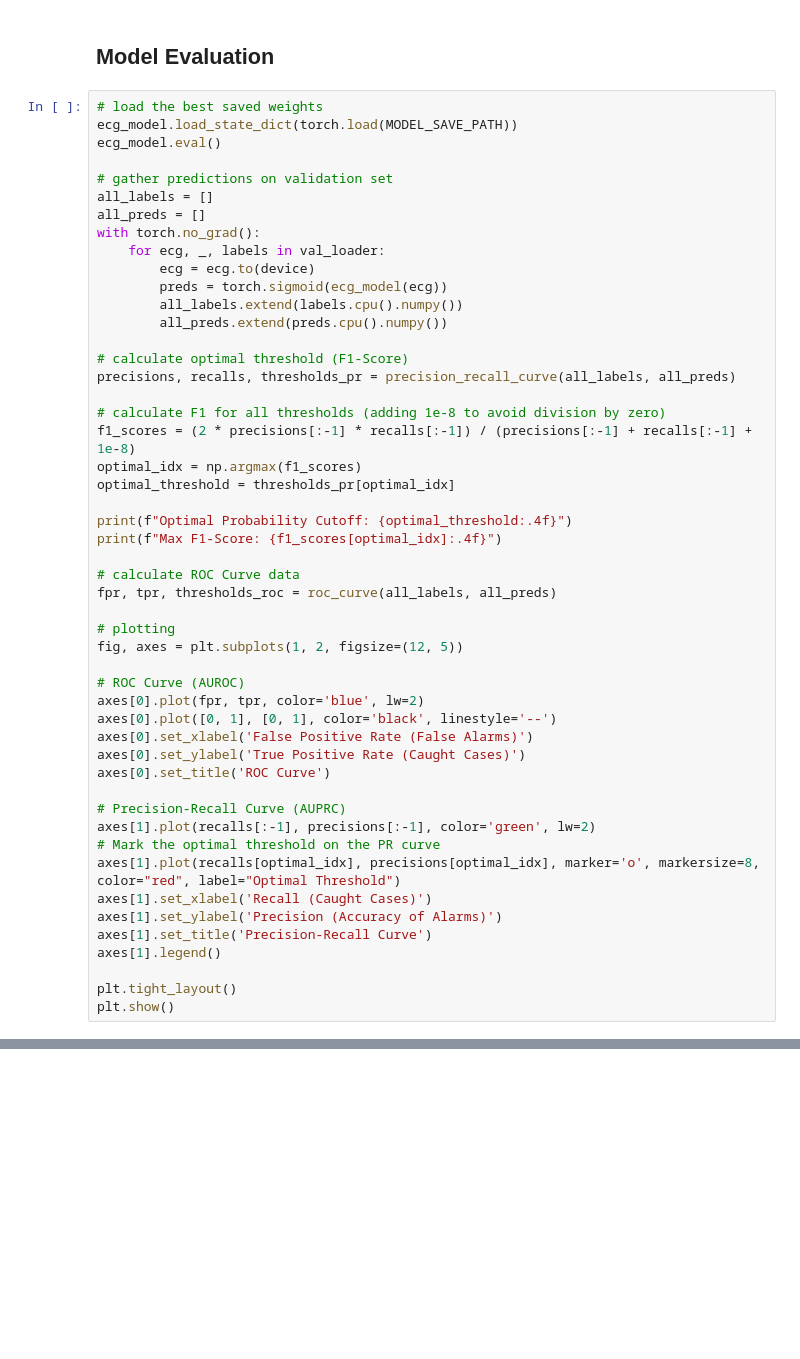
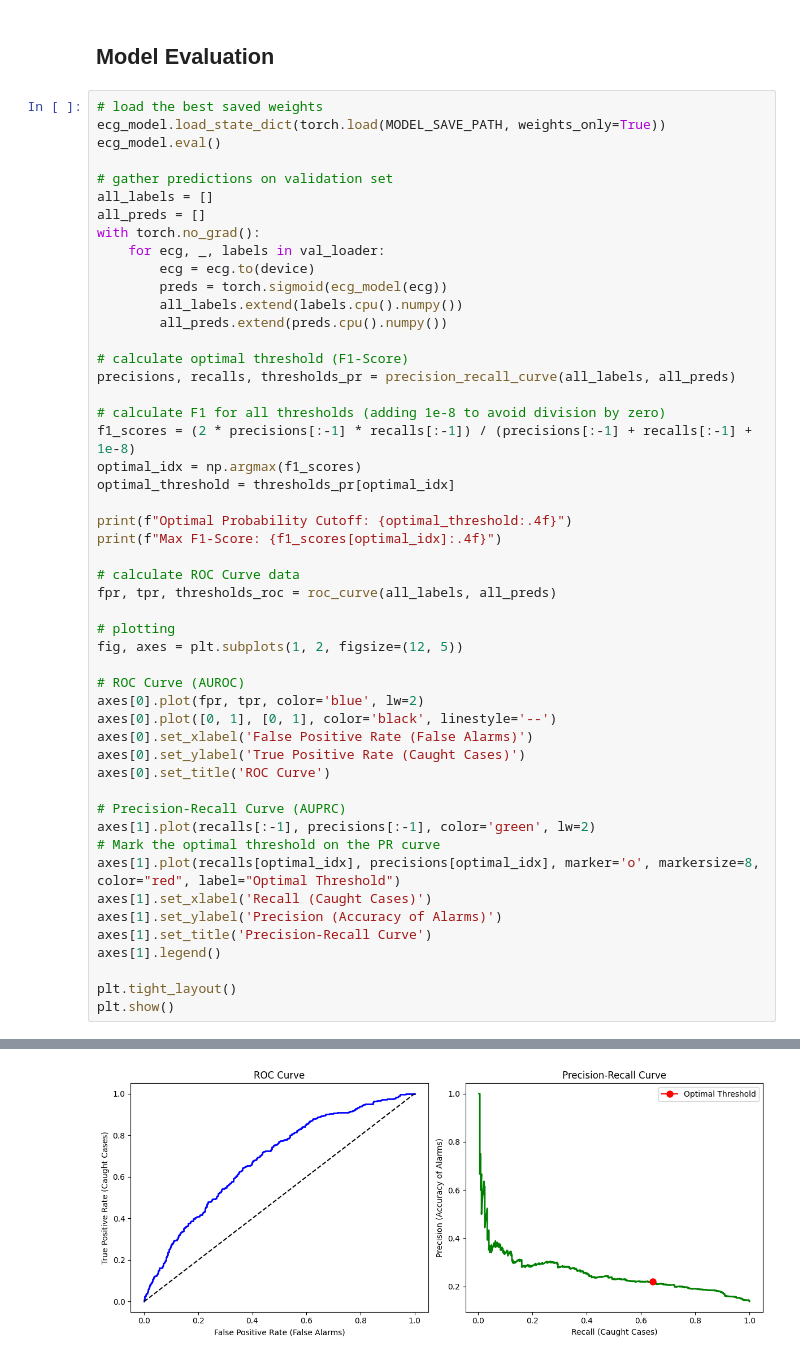
Before and after one commit to marwanelgharbawy/ecg-pcg-fusion-hfref, a Jupyter notebook: notebooks/2_ecg_baseline.ipynb, the cells around one changed output, grey strips where cells are left out. Drawn from its saved outputs; the diff is of its cells as text; blank space fills up the shorter version.

Commit message:
Train ECG model

```diff
--- a/notebooks/2_ecg_baseline.ipynb
+++ b/notebooks/2_ecg_baseline.ipynb
@@ -120,7 +142,7 @@ for epoch in range(num_epochs):
 ## Model Evaluation
 # %%
 # load the best saved weights
-ecg_model.load_state_dict(torch.load(MODEL_SAVE_PATH))
+ecg_model.load_state_dict(torch.load(MODEL_SAVE_PATH, weights_only=True))
 ecg_model.eval()
 
 # gather predictions on validation set
@@ -168,3 +190,4 @@ axes[1].legend()
 
 plt.tight_layout()
 plt.show()
+# %% [output]
@@ -170,0 +196 @@ plt.show()
+[figure, added]
```
Also changed, not shown: parts of 4 cells of this notebook, 1 other file.
